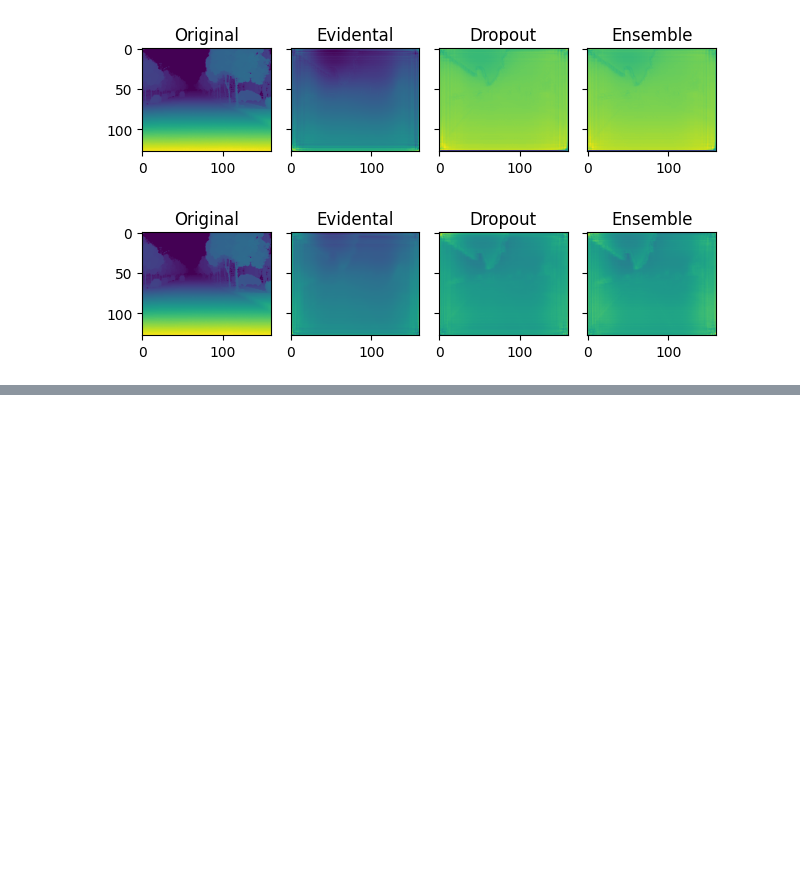
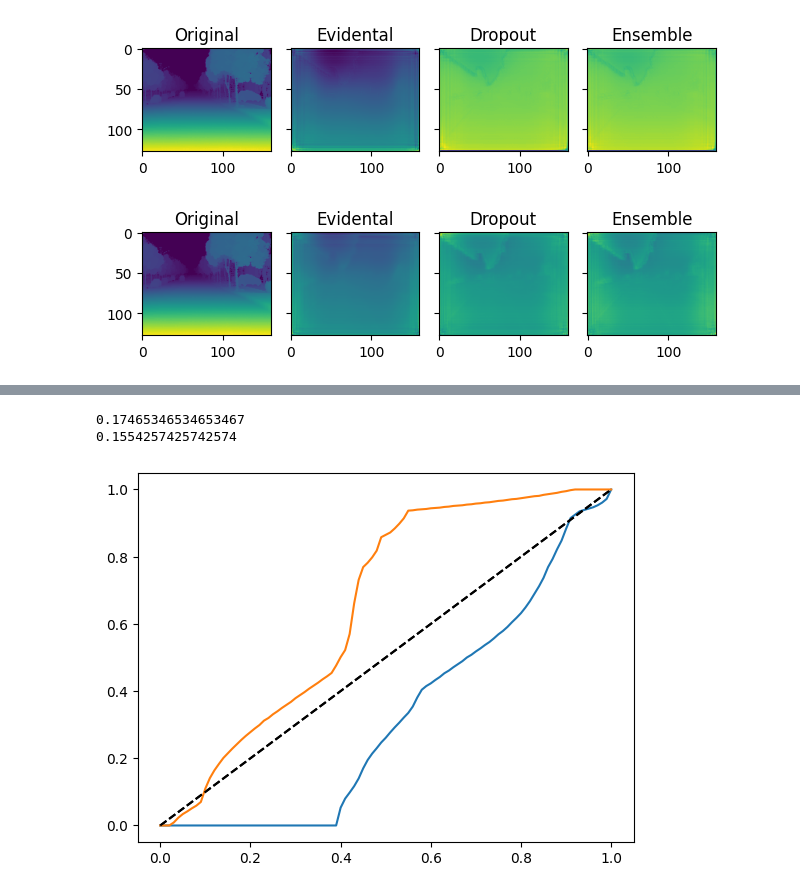
Before and after one commit to fbohu/evidential-quantile-regression, a Jupyter notebook: testing.ipynb, the cells around one changed output, grey strips where cells are left out. Saved outputs shown, nothing was run; the diff lists cells and outputs as text; code cells hidden in the pictures; blank space fills up the shorter version.

```diff
--- a/testing.ipynb
+++ b/testing.ipynb
@@ -665,0 +684,27 @@ for i in range(2):
+# %%
+expected = np.arange(41)/40
+def plot_(mu, sigma, test, label, axis, evi=False):
+    mu = mu[:,axis]
+    sigma = sigma[:,axis]
+    expected = np.arange(101)/100
+    pred_dist = tfp.distributions.Normal(loc=mu, scale=sigma)
+    target = test[:,axis]
+    obs_p_list = []
+    for p in expected:
+        ppf = pred_dist.quantile(p)
+        obs_p = (target < ppf).numpy().mean()
+        obs_p_list.append(obs_p)
+
+    calibration_error =  np.abs(expected - obs_p_list).mean()
+    print(calibration_error)
+    plt.plot(expected, obs_p_list,label=label)
+
+    plt.plot(expected, expected, c='black', linestyle='--')
+    #plt.show()
+# %%
+plot_(res['mu'], res['sigma'],res['test'], 'Evidental', 0)
+plot_(res['mu'], res['sigma'],res['test'], 'Evidental', 1)
+# %% [output]
+0.17465346534653467
+0.1554257425742574
+[figure, added]
```
Also changed, not shown: parts of 3 cells of this notebook, 9 other files.
